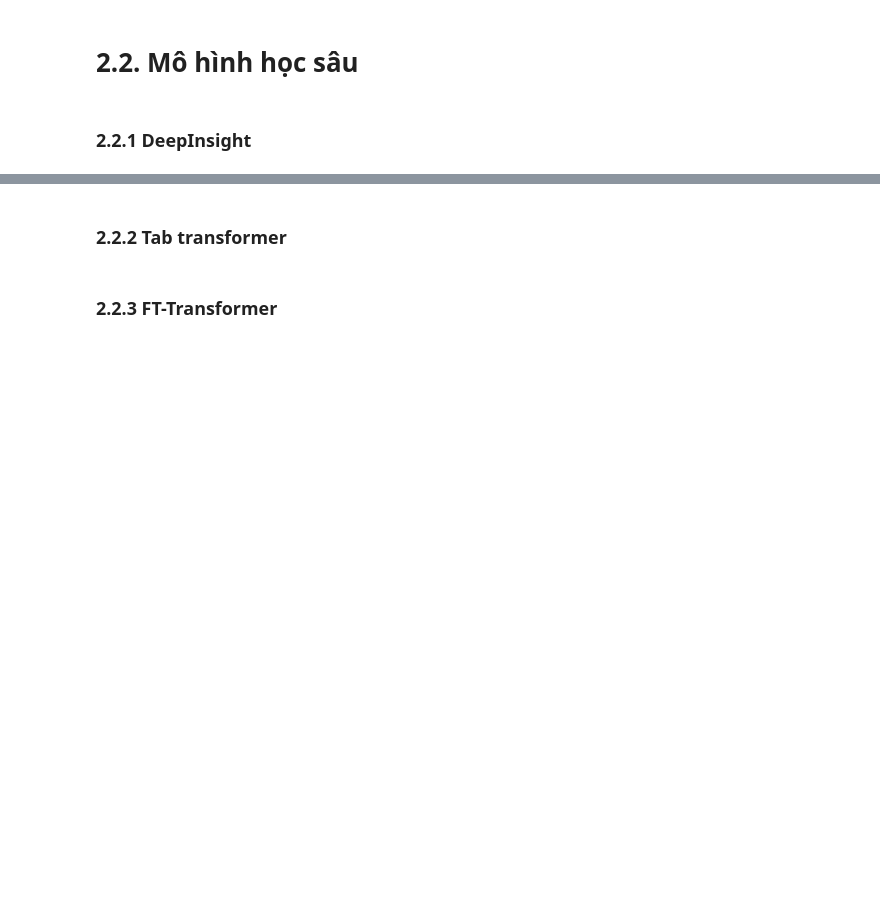
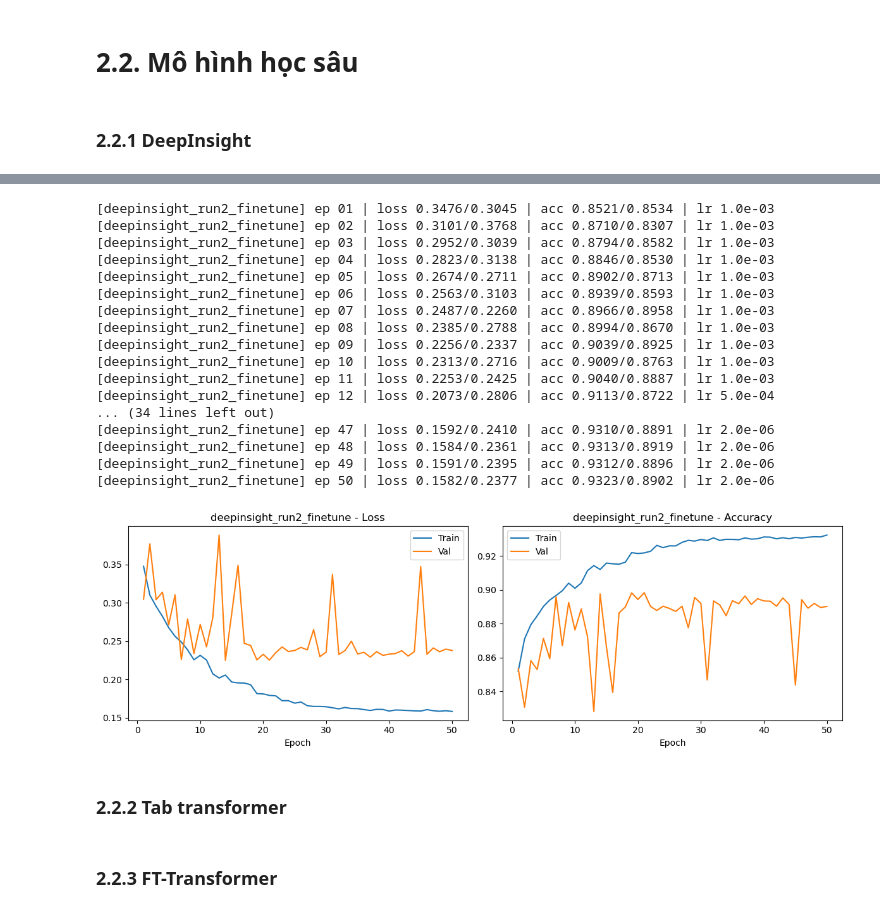
Before and after one commit to HocNguyen0605/DataMining_Nhom09, a Jupyter notebook: datamining-project.ipynb, the cells around one changed output, grey strips where cells are left out. Drawn from its saved outputs; the diff is of its cells as text; code cells hidden in the pictures; blank space fills up the shorter version.

```diff
--- a/datamining-project.ipynb
+++ b/datamining-project.ipynb
@@ -1119,3 +1286,26 @@ plt.show()
+# %%
+#Chạy lần 2
+params_ft = dict(c1=32, c2=64, drop=0.3, lr=1e-3, wd=1e-4, bs=256, sched='plateau')
+hist_ft = fit_nn(model_fn, params_ft, 'deepinsight_run2_finetune', data)
+# %% [output]
+[deepinsight_run2_finetune] ep 01 | loss 0.3476/0.3045 | acc 0.8521/0.8534 | lr 1.0e-03
+[deepinsight_run2_finetune] ep 02 | loss 0.3101/0.3768 | acc 0.8710/0.8307 | lr 1.0e-03
+[deepinsight_run2_finetune] ep 03 | loss 0.2952/0.3039 | acc 0.8794/0.8582 | lr 1.0e-03
+[deepinsight_run2_finetune] ep 04 | loss 0.2823/0.3138 | acc 0.8846/0.8530 | lr 1.0e-03
+[deepinsight_run2_finetune] ep 05 | loss 0.2674/0.2711 | acc 0.8902/0.8713 | lr 1.0e-03
+[deepinsight_run2_finetune] ep 06 | loss 0.2563/0.3103 | acc 0.8939/0.8593 | lr 1.0e-03
+[deepinsight_run2_finetune] ep 07 | loss 0.2487/0.2260 | acc 0.8966/0.8958 | lr 1.0e-03
+[deepinsight_run2_finetune] ep 08 | loss 0.2385/0.2788 | acc 0.8994/0.8670 | lr 1.0e-03
+[deepinsight_run2_finetune] ep 09 | loss 0.2256/0.2337 | acc 0.9039/0.8925 | lr 1.0e-03
+[deepinsight_run2_finetune] ep 10 | loss 0.2313/0.2716 | acc 0.9009/0.8763 | lr 1.0e-03
+[deepinsight_run2_finetune] ep 11 | loss 0.2253/0.2425 | acc 0.9040/0.8887 | lr 1.0e-03
+[deepinsight_run2_finetune] ep 12 | loss 0.2073/0.2806 | acc 0.9113/0.8722 | lr 5.0e-04
+... (34 lines left out)
+[deepinsight_run2_finetune] ep 47 | loss 0.1592/0.2410 | acc 0.9310/0.8891 | lr 2.0e-06
+[deepinsight_run2_finetune] ep 48 | loss 0.1584/0.2361 | acc 0.9313/0.8919 | lr 2.0e-06
+[deepinsight_run2_finetune] ep 49 | loss 0.1591/0.2395 | acc 0.9312/0.8896 | lr 2.0e-06
+[deepinsight_run2_finetune] ep 50 | loss 0.1582/0.2377 | acc 0.9323/0.8902 | lr 2.0e-06
+[figure, added]
 # %% [markdown]
 ### 2.2.2 Tab transformer
 # %%
```
Also changed, not shown: parts of 14 cells of this notebook, 1 other file.
